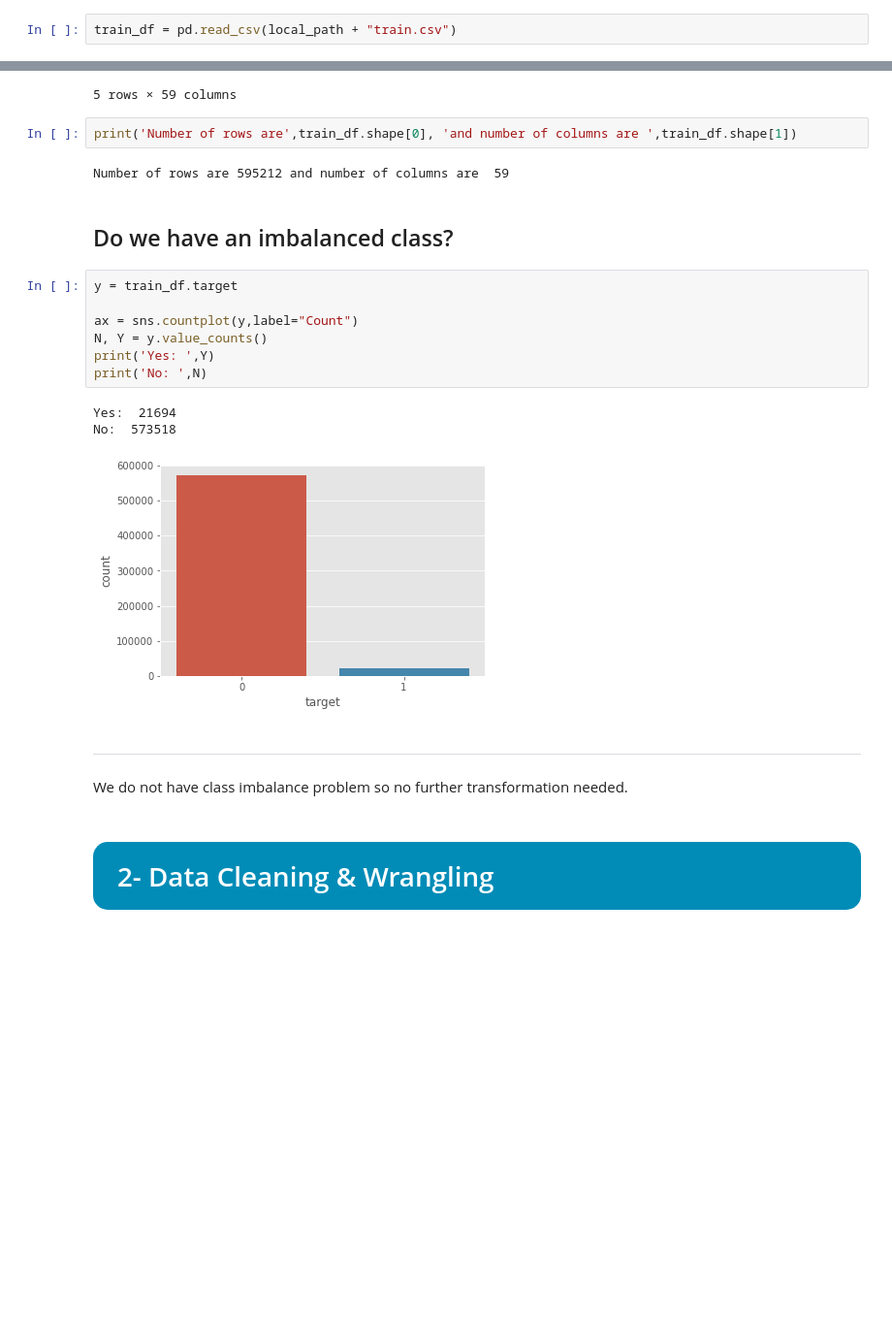
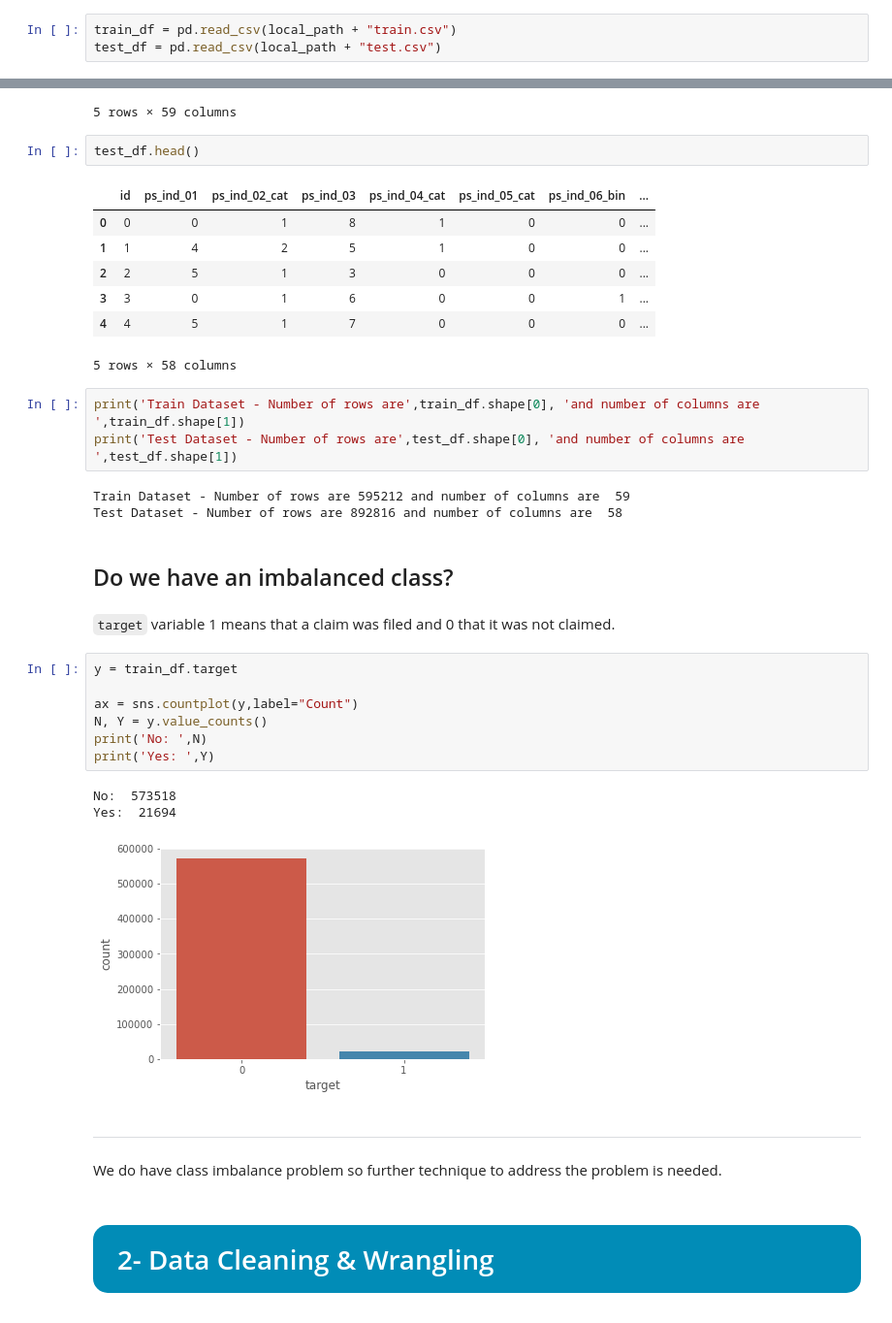
Before and after one commit to pessini/insurance-claim-prediction, a Jupyter notebook: safe-driver-prediction.ipynb, the cells around one changed output, grey strips where cells are left out. Shown at 97% size. Drawn from its saved outputs; the diff is of its cells as text; blank space fills up the shorter version.

```diff
--- a/safe-driver-prediction.ipynb
+++ b/safe-driver-prediction.ipynb
@@ -82,6 +82,7 @@ seaborn   : 0.11.1
 local_path = "./data/"
 # %%
 train_df = pd.read_csv(local_path + "train.csv")
+test_df = pd.read_csv(local_path + "test.csv")
 # %%
 train_df.head()
 # %% [output]
@@ -92,26 +93,40 @@ train_df.head()
 | 3 | 16 | 0 | 0 | 1 | 2 | 0 | 0 | 1 | ... |
 | 4 | 17 | 0 | 0 | 2 | 0 | 1 | 0 | 1 | ... |
 5 rows × 59 columns
+# %%
+test_df.head()
+# %% [output]
+|  | id | ps_ind_01 | ps_ind_02_cat | ps_ind_03 | ps_ind_04_cat | ps_ind_05_cat | ps_ind_06_bin | ... |
+| 0 | 0 | 0 | 1 | 8 | 1 | 0 | 0 | ... |
+| 1 | 1 | 4 | 2 | 5 | 1 | 0 | 0 | ... |
+| 2 | 2 | 5 | 1 | 3 | 0 | 0 | 0 | ... |
+| 3 | 3 | 0 | 1 | 6 | 0 | 0 | 1 | ... |
+| 4 | 4 | 5 | 1 | 7 | 0 | 0 | 0 | ... |
+5 rows × 58 columns
 # %%
-print('Number of rows are',train_df.shape[0], 'and number of columns are ',train_df.shape[1])
+print('Train Dataset - Number of rows are',train_df.shape[0], 'and number of columns are ',train_df.shape[1])
+print('Test Dataset - Number of rows are',test_df.shape[0], 'and number of columns are ',test_df.shape[1])
 # %% [output]
-Number of rows are 595212 and number of columns are  59
+Train Dataset - Number of rows are 595212 and number of columns are  59
+Test Dataset - Number of rows are 892816 and number of columns are  58
 # %% [markdown]
 ## Do we have an imbalanced class?
+# %% [markdown]
+`target` variable 1 means that a claim was filed and 0 that it was not claimed.
 # %%
 y = train_df.target
 
 ax = sns.countplot(y,label="Count")
 N, Y = y.value_counts()
+print('No: ',N)
 print('Yes: ',Y)
-print('No: ',N)
 # %% [output]
+No:  573518
 Yes:  21694
-No:  573518
 [figure]
 # %% [markdown]
 ---
-We do not have class imbalance problem so no further transformation needed.
+We do have class imbalance problem so further technique to address the problem is needed.
 # %% [markdown]
 <a id="2"></a>
 # <p style="background-color:#018cb7; font-size:100%; text-align:left; color:#FFFFFF; padding: 15px 5px 15px 25px; border-radius: 15px;">2- Data Cleaning & Wrangling</p>
```
Also changed, not shown: parts of 8 cells of this notebook.
